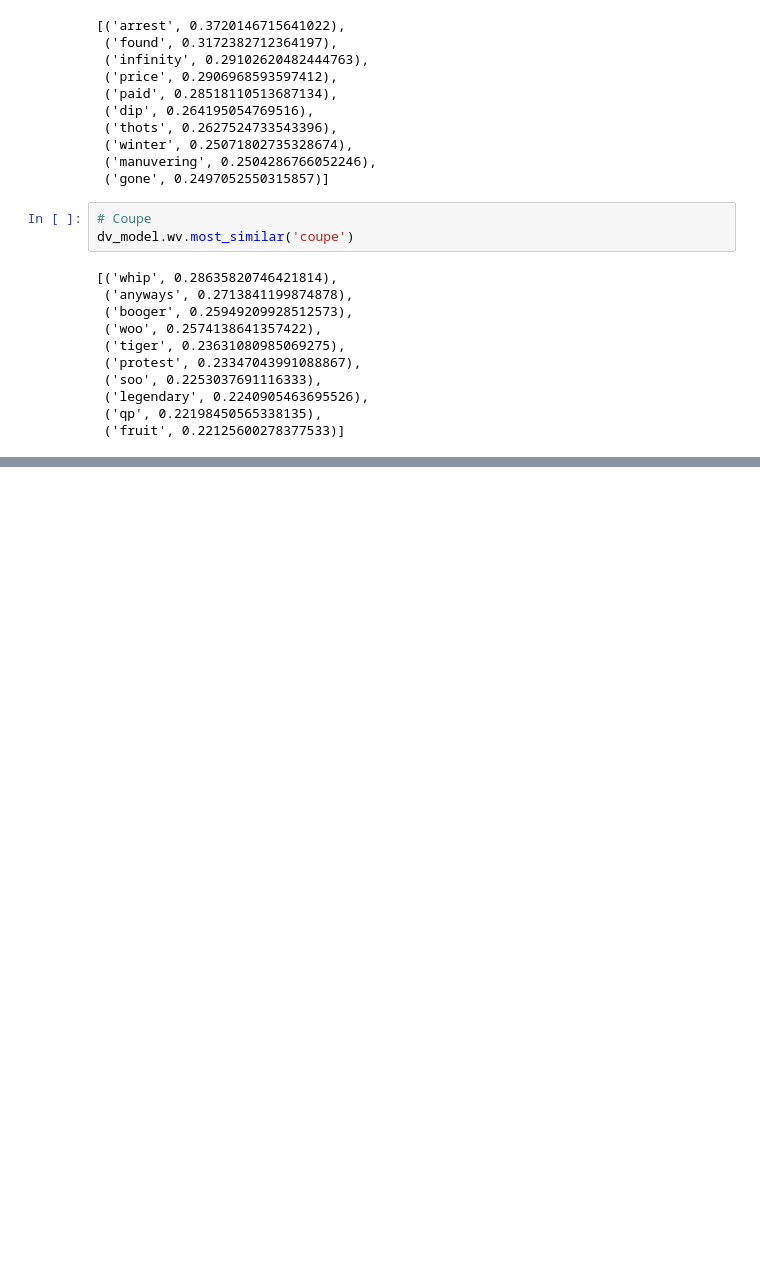
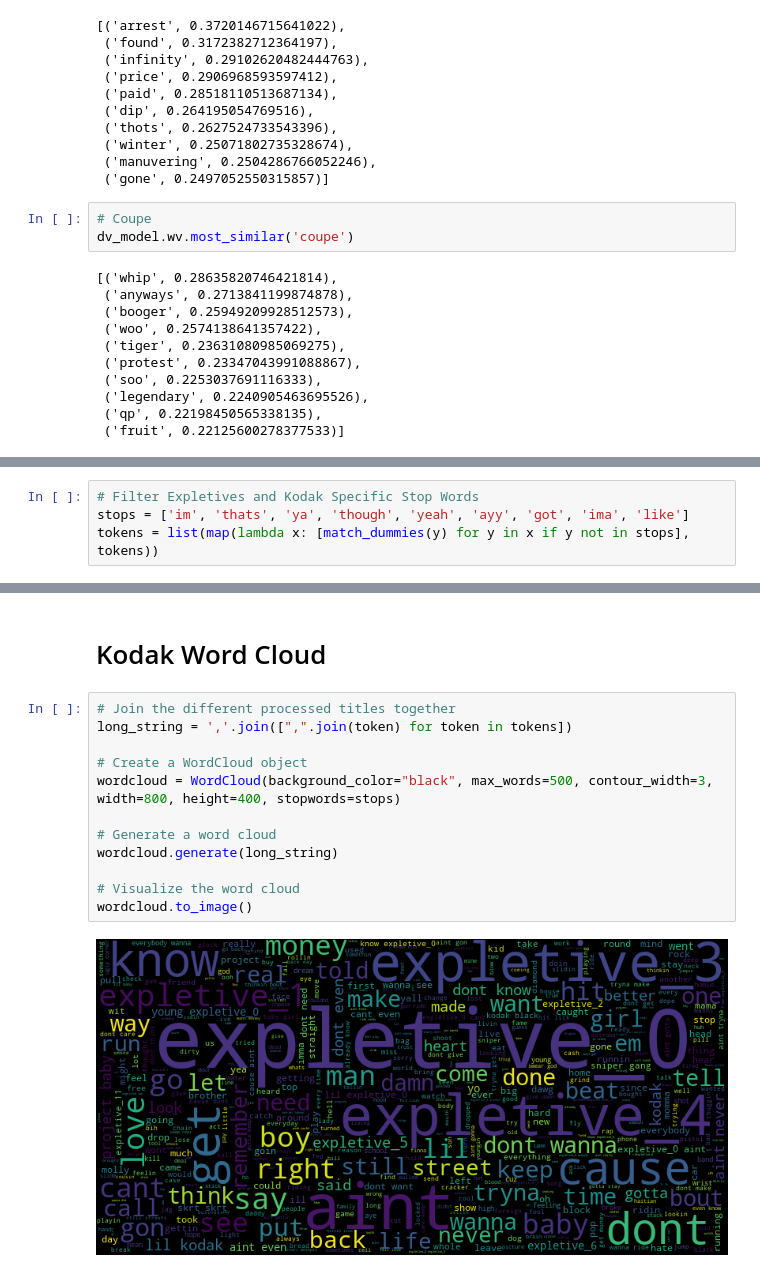
Before and after one commit to boogiedev/HITMAKA-3000, a Jupyter notebook: kodak_bot_3000.ipynb, the cells around one changed output, grey strips where cells are left out. Drawn from its saved outputs; the diff is of its cells as text; blank space fills up the shorter version.

Commit message:
visualize lda

```diff
--- a/kodak_bot_3000.ipynb
+++ b/kodak_bot_3000.ipynb
@@ -275,0 +286,4 @@ dv_model.wv.most_similar('coupe')
+# %%
+# Filter Expletives and Kodak Specific Stop Words
+stops = ['im', 'thats', 'ya', 'though', 'yeah', 'ayy', 'got', 'ima', 'like']
+tokens = list(map(lambda x: [match_dummies(y) for y in x if y not in stops], tokens))
@@ -275,0 +335,16 @@ dv_model.wv.most_similar('coupe')
+# %% [markdown]
+# Kodak Word Cloud
+# %%
+# Join the different processed titles together
+long_string = ','.join([",".join(token) for token in tokens])
+
+# Create a WordCloud object
+wordcloud = WordCloud(background_color="black", max_words=500, contour_width=3,  width=800, height=400, stopwords=stops)
+
+# Generate a word cloud
+wordcloud.generate(long_string)
+
+# Visualize the word cloud
+wordcloud.to_image()
+# %% [output]
+[figure, added]
```
Also changed, not shown: parts of 6 cells of this notebook, 1 other file.
